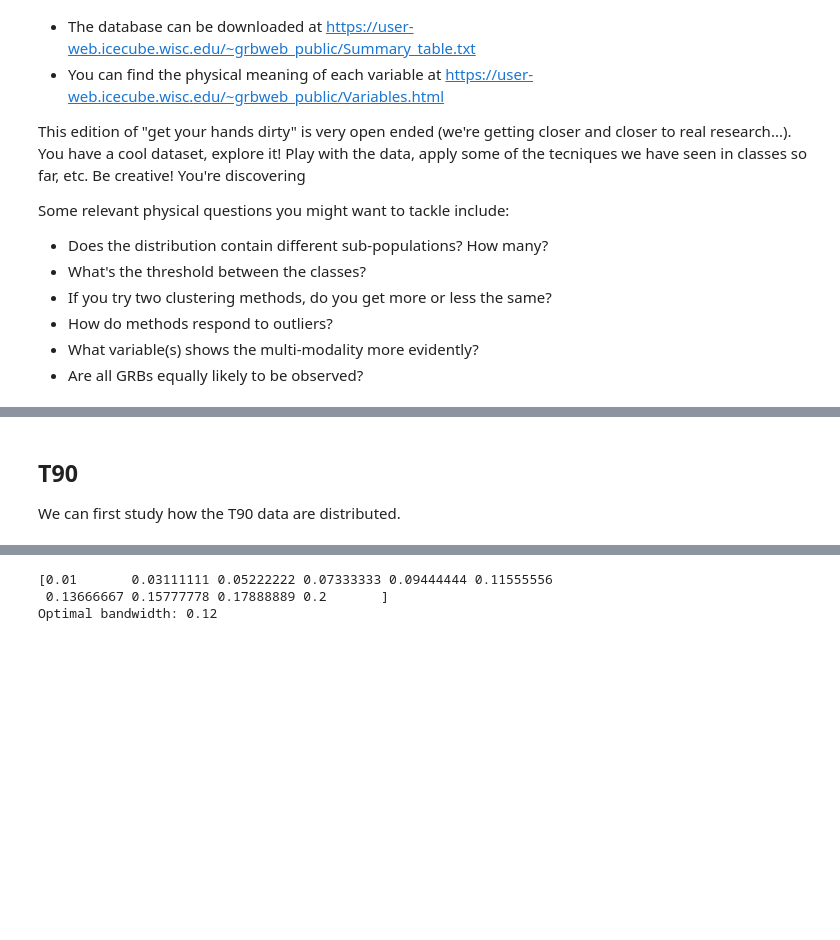
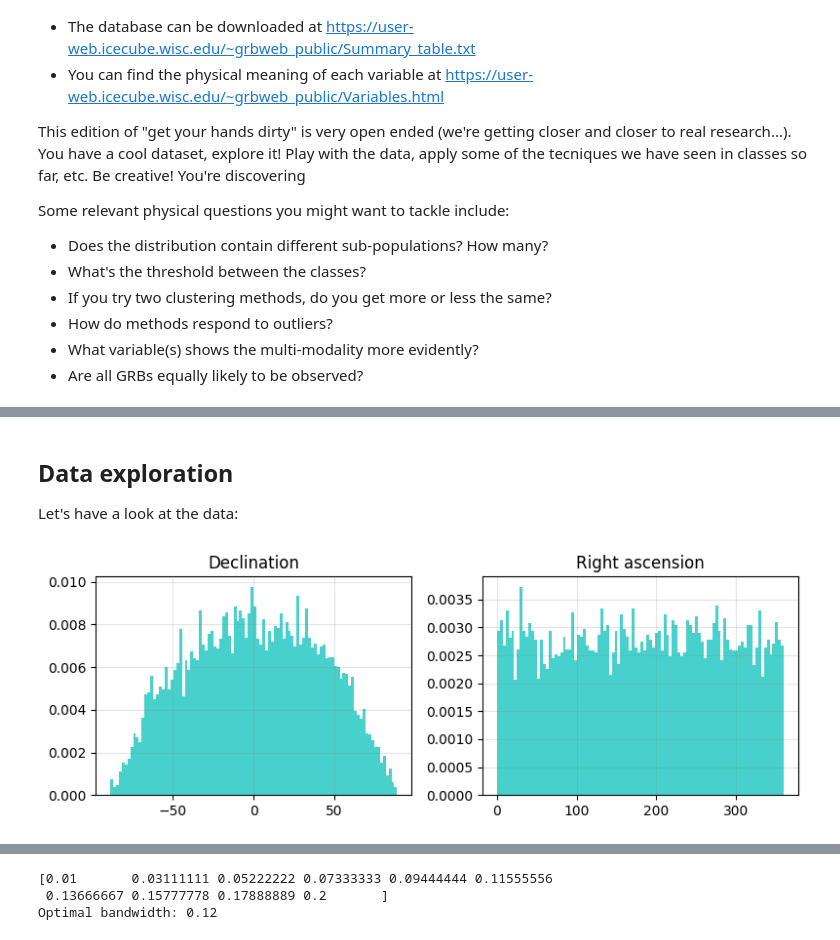
Before and after one commit to Alice-Palladino/astrostatistics_bicocca_2024, a Jupyter notebook: working/L14 - Gamma Ray Bursts.ipynb, the cells around one changed output, grey strips where cells are left out. Cells and saved outputs as stored; diff of their text form; code cells hidden in the pictures; blank space fills up the shorter version.

```diff
--- a/working/L14 - Gamma Ray Bursts.ipynb
+++ b/working/L14 - Gamma Ray Bursts.ipynb
@@ -57,7 +57,42 @@ print(names)
 ['GRB_name' 'GRB_name_Fermi' 'T0' 'ra' 'decl' 'pos_error' 'T90'
  'T90_error' 'T90_start' 'fluence' 'fluence_error' 'redshift' "'T100'"
  'GBM_located' 'mjd_(T0)']
-# %% [markdown]
-## T90
-
-We can first study how the T90 data are distributed.
+# %% [markdown]
+
+## Data exploration
+
+Let's have a look at the data:
+# %%
+ra = np.array(data[3], dtype=float)
+decl = np.array(data[4], dtype=float)
+pos_err = np.array(data[5], dtype=float)
+t90_prov = np.array(data[6], dtype=float)
+t90_err = np.array(data[7], dtype=float)
+fluence_prov = np.array(data[9], dtype=float)
+fluence_err = np.array(data[10], dtype=float)
+z_prov = np.array(data[11], dtype=float)
+
+t90_mask = t90_prov > 0
+t90 = t90_prov[t90_mask]
+
+fluence_mask = fluence_prov > 0
+fluence = fluence_prov[fluence_mask]
+
+z_mask = z_prov > 0
+z = z_prov[z_mask]
+# %%
+# Declination and right ascension
+fig, ax = plt.subplots(1, 2, figsize=(8, 3))
+
+ax[0].hist(decl, bins=100, density=True, color='mediumturquoise')
+ax[0].grid(c='grey', alpha = 0.2)
+ax[0].set_title('Declination')
+
+ax[1].hist(ra, bins=100, density=True, color='mediumturquoise')
+ax[1].grid(c='grey', alpha = 0.2)
+ax[1].set_title('Right ascension')
+
+plt.tight_layout()
+plt.show()
+# %% [output]
+[figure, added]
```
Also changed, not shown: parts of 20 cells of this notebook.
